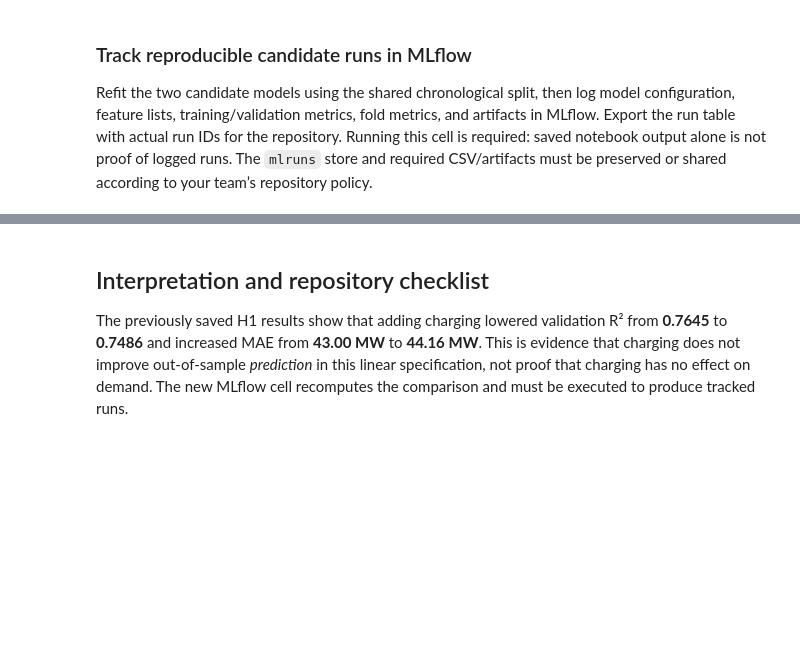
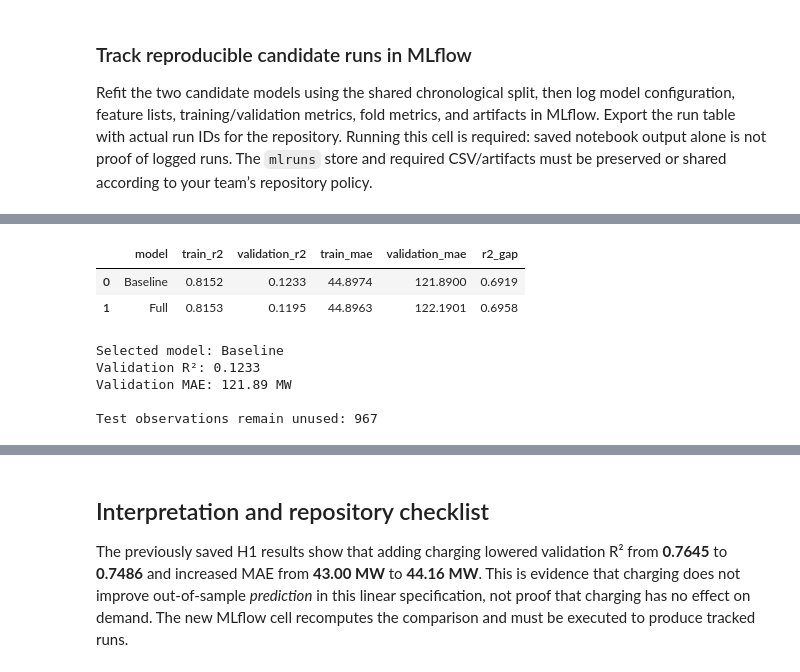
Before and after one commit to jandrew2353/Group1-491, a Jupyter notebook: Topic3_Climate_Energy_The_Green_Tech_Carbon_Spike/data/R7_Hypothesis1_Model_Building_Annotated.ipynb, the cells around one changed output, grey strips where cells are left out. Cells and saved outputs as stored; diff of their text form; code cells hidden in the pictures; blank space fills up the shorter version.

```diff
--- a/Topic3_Climate_Energy_The_Green_Tech_Carbon_Spike/data/R7_Hypothesis1_Model_Building_Annotated.ipynb
+++ b/Topic3_Climate_Energy_The_Green_Tech_Carbon_Spike/data/R7_Hypothesis1_Model_Building_Annotated.ipynb
@@ -987,0 +1073,66 @@ SyntaxError: unterminated string literal (detected at line 17) (3206711343.py, l
+# %%
+# R8 Step 2: Train and compare models on validation data
+
+from sklearn.linear_model import LinearRegression
+from sklearn.metrics import r2_score, mean_absolute_error
+
+# Define predictors
+baseline_features = [
+    col for col in X.columns if col != "home_charging_kwh"
+]
+full_features = list(X.columns)
+
+candidate_models = {
+    "Baseline": baseline_features,
+    "Full": full_features
+}
+
+validation_results = []
+
+for name, features in candidate_models.items():
+
+    model = LinearRegression()
+    model.fit(X_train_final[features], y_train_final)
+
+    train_predictions = model.predict(X_train_final[features])
+    val_predictions = model.predict(X_val_final[features])
+
+    validation_results.append({
+        "model": name,
+        "train_r2": r2_score(y_train_final, train_predictions),
+        "validation_r2": r2_score(y_val_final, val_predictions),
+        "train_mae": mean_absolute_error(y_train_final, train_predictions),
+        "validation_mae": mean_absolute_error(y_val_final, val_predictions)
+    })
+
+validation_results_df = pd.DataFrame(validation_results)
+
+validation_results_df["r2_gap"] = (
+    validation_results_df["train_r2"]
+    - validation_results_df["validation_r2"]
+)
+
+display(validation_results_df.round(4))
+
+# Choose the model with the lowest validation MAE
+best_row = validation_results_df.loc[
+    validation_results_df["validation_mae"].idxmin()
+]
+
+selected_model_name = best_row["model"]
+selected_features = candidate_models[selected_model_name]
+
+print("\nSelected model:", selected_model_name)
+print("Validation R²:", round(best_row["validation_r2"], 4))
+print("Validation MAE:", round(best_row["validation_mae"], 4), "MW")
+
+print("\nTest observations remain unused:", len(X_test_final))
+# %% [output]
+|  | model | train_r2 | validation_r2 | train_mae | validation_mae | r2_gap |
+| 0 | Baseline | 0.8152 | 0.1233 | 44.8974 | 121.8900 | 0.6919 |
+| 1 | Full | 0.8153 | 0.1195 | 44.8963 | 122.1901 | 0.6958 |
+Selected model: Baseline
+Validation R²: 0.1233
+Validation MAE: 121.89 MW
+
+Test observations remain unused: 967
```
Also changed, not shown: parts of 11 cells of this notebook.
